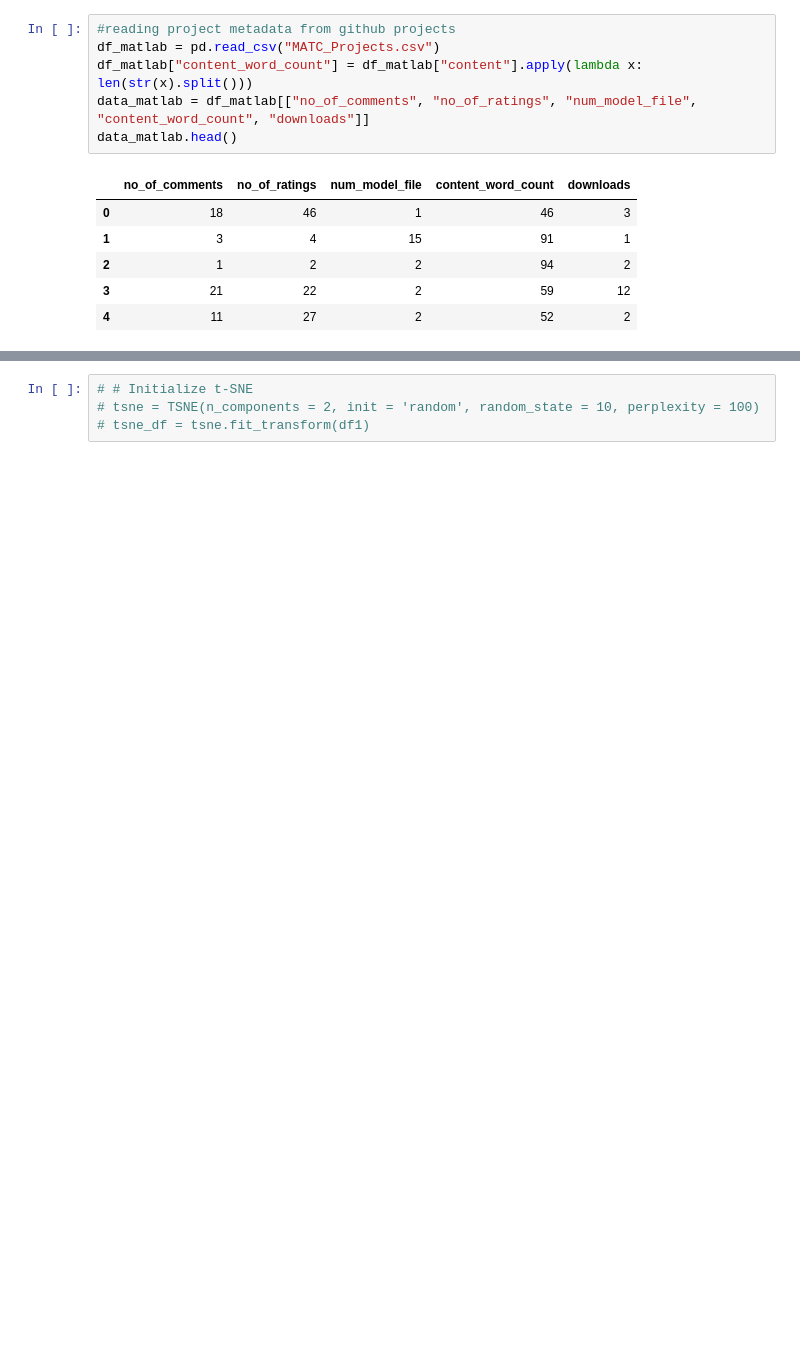
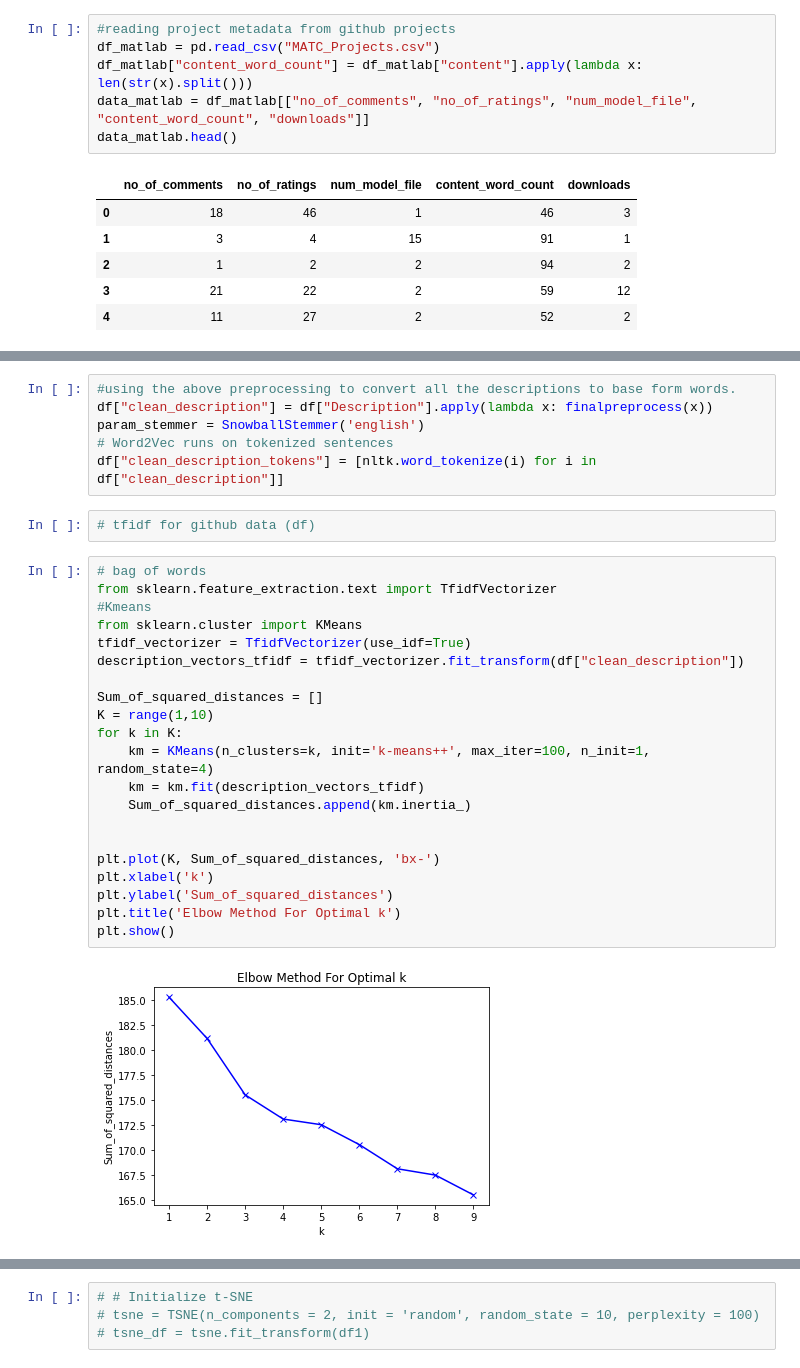
Before and after one commit to Shiva-K-7/ASE-07, a Jupyter notebook: cluster_projects1.ipynb, the cells around one changed output, grey strips where cells are left out. Drawn from its saved outputs; the diff is of its cells as text; blank space fills up the shorter version.

```diff
--- a/cluster_projects1.ipynb
+++ b/cluster_projects1.ipynb
@@ -205,0 +292,31 @@ df_num_cluster_matlab1.to_csv("matlab_num_cluster_1.csv")
+# %%
+#using the above preprocessing to convert all the descriptions to base form words.
+df["clean_description"] = df["Description"].apply(lambda x: finalpreprocess(x))
+param_stemmer = SnowballStemmer('english')
+# Word2Vec runs on tokenized sentences
+df["clean_description_tokens"] = [nltk.word_tokenize(i) for i in df["clean_description"]]
+# %%
+# tfidf for github data (df)
+# %%
+# bag of words
+from sklearn.feature_extraction.text import TfidfVectorizer
+#Kmeans
+from sklearn.cluster import KMeans
+tfidf_vectorizer = TfidfVectorizer(use_idf=True)
+description_vectors_tfidf = tfidf_vectorizer.fit_transform(df["clean_description"])
+
+Sum_of_squared_distances = []
+K = range(1,10)
+for k in K:
+    km = KMeans(n_clusters=k, init='k-means++', max_iter=100, n_init=1, random_state=4)
+    km = km.fit(description_vectors_tfidf)
+    Sum_of_squared_distances.append(km.inertia_)
+
+
+plt.plot(K, Sum_of_squared_distances, 'bx-')
+plt.xlabel('k')
+plt.ylabel('Sum_of_squared_distances')
+plt.title('Elbow Method For Optimal k')
+plt.show()
+# %% [output]
+[figure, added]
```
Also changed, not shown: parts of 65 cells of this notebook, 7 other files.
